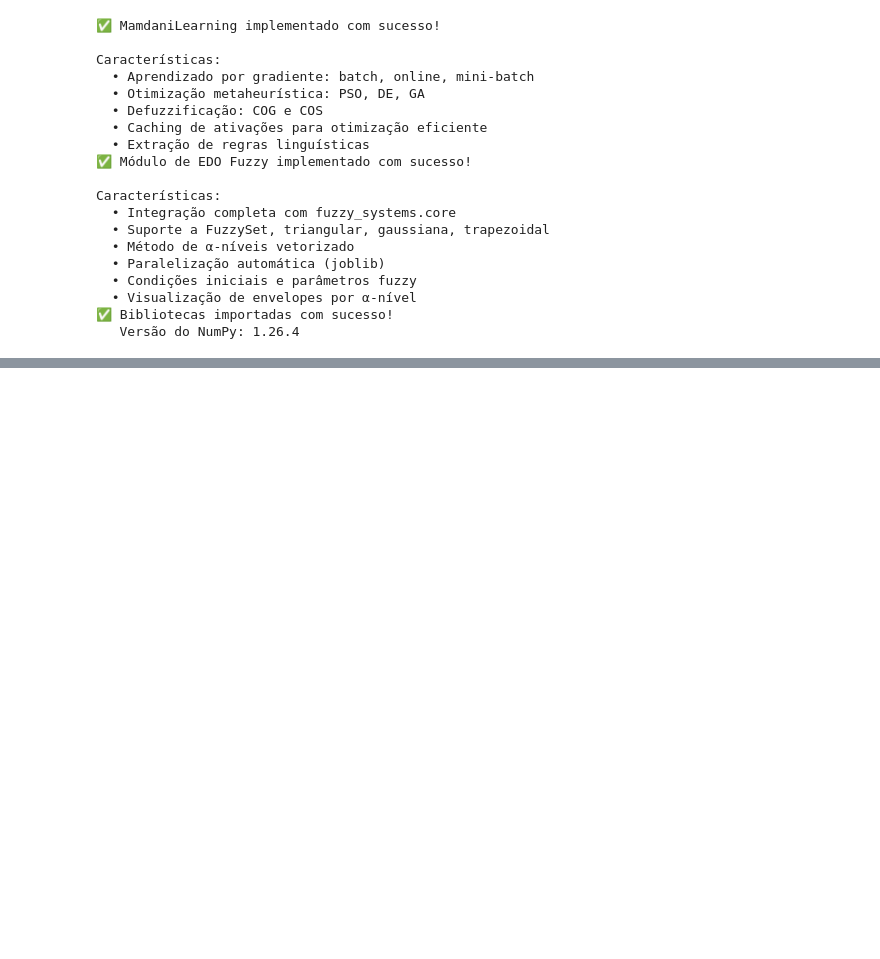
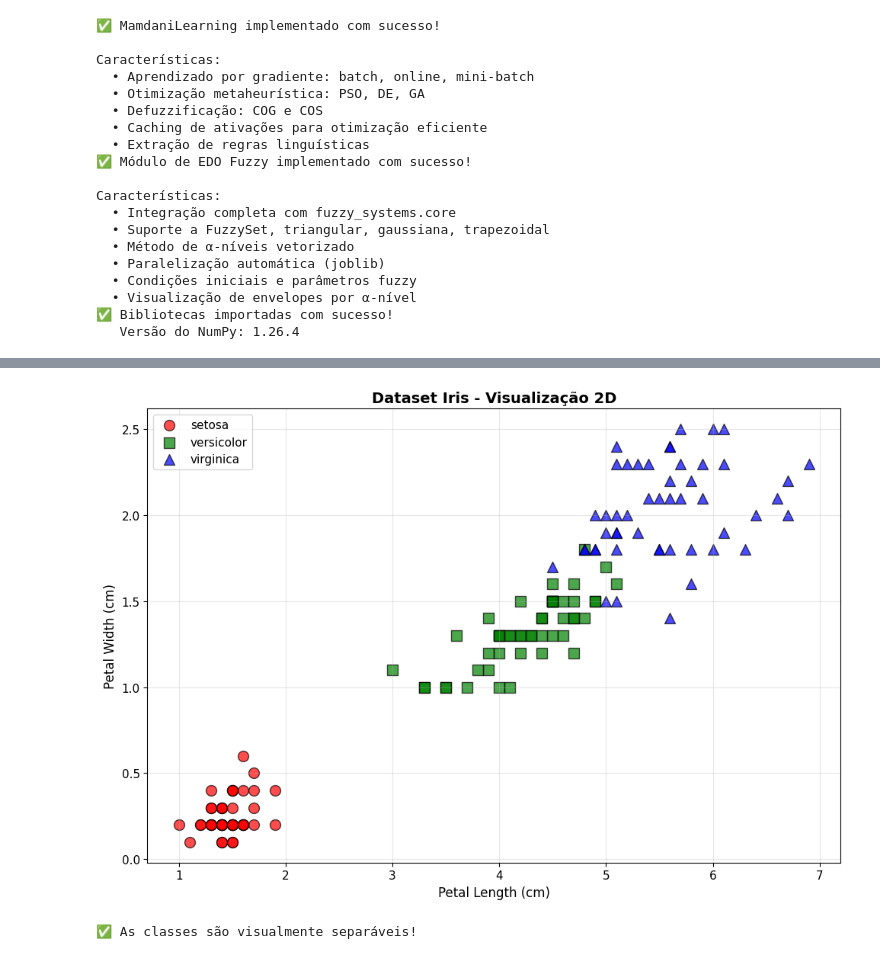
Before and after one commit to 1moi6/pyfuzzy-toolbox, a Jupyter notebook: exemplo.ipynb, the cells around one changed output, grey strips where cells are left out. Cells and saved outputs as stored; diff of their text form; code cells hidden in the pictures; blank space fills up the shorter version.

```diff
--- a/exemplo.ipynb
+++ b/exemplo.ipynb
@@ -304,0 +58,23 @@ Calculando mapa de conforto... ✓ Concluído!
+# %%
+iris = load_iris()
+X = iris.data  # Shape (150, 4) - 4 features
+y = iris.target
+
+feature_names = iris.feature_names
+class_names = iris.target_names
+
+# feature_names = ['Petal Length (cm)', 'Petal Width (cm)']
+# class_names = ['setosa', 'versicolor', 'virginica']
+
+
+# Estatísticas
+print('📈 Estatísticas:')
+for i, name in enumerate(feature_names):
+    print(f'   {name:20s}: [{X[:, i].min():.2f}, {X[:, i].max():.2f}]')
+print()
+
+# Distribuição de classes
+print('🌸 Distribuição de classes:')
+for i, name in enumerate(class_names):
+    count = np.sum(y == i)
+    print(f'   {name:12s}: {count} amostras')
@@ -304,0 +92,25 @@ Calculando mapa de conforto... ✓ Concluído!
+# %%
+# Scatter plot colorido por classe
+plt.figure(figsize=(10, 7))
+
+colors = ['red', 'green', 'blue']
+markers = ['o', 's', '^']
+
+for i, (name, color, marker) in enumerate(zip(class_names, colors, markers)):
+    idx = y == i
+    plt.scatter(X[idx, 2], X[idx, 3],
+                c=color, marker=marker, s=100,
+                label=name, alpha=0.7, edgecolors='black')
+
+plt.xlabel('Petal Length (cm)', fontsize=12)
+plt.ylabel('Petal Width (cm)', fontsize=12)
+plt.title('Dataset Iris - Visualização 2D', fontsize=14, fontweight='bold')
+plt.legend(fontsize=11)
+plt.grid(True, alpha=0.3)
+plt.tight_layout()
+plt.show()
+
+print('✅ As classes são visualmente separáveis!')
+# %% [output]
+[figure, added]
+✅ As classes são visualmente separáveis!
```
Also changed, not shown: parts of 19 cells of this notebook, 5 other files.
